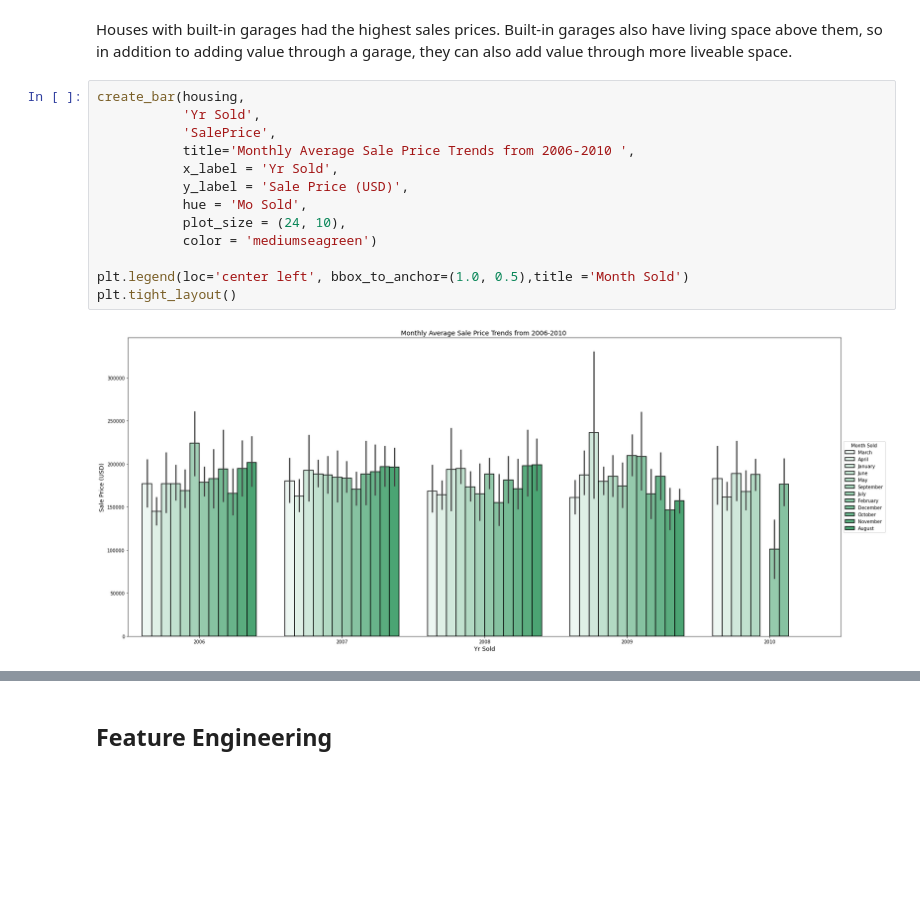
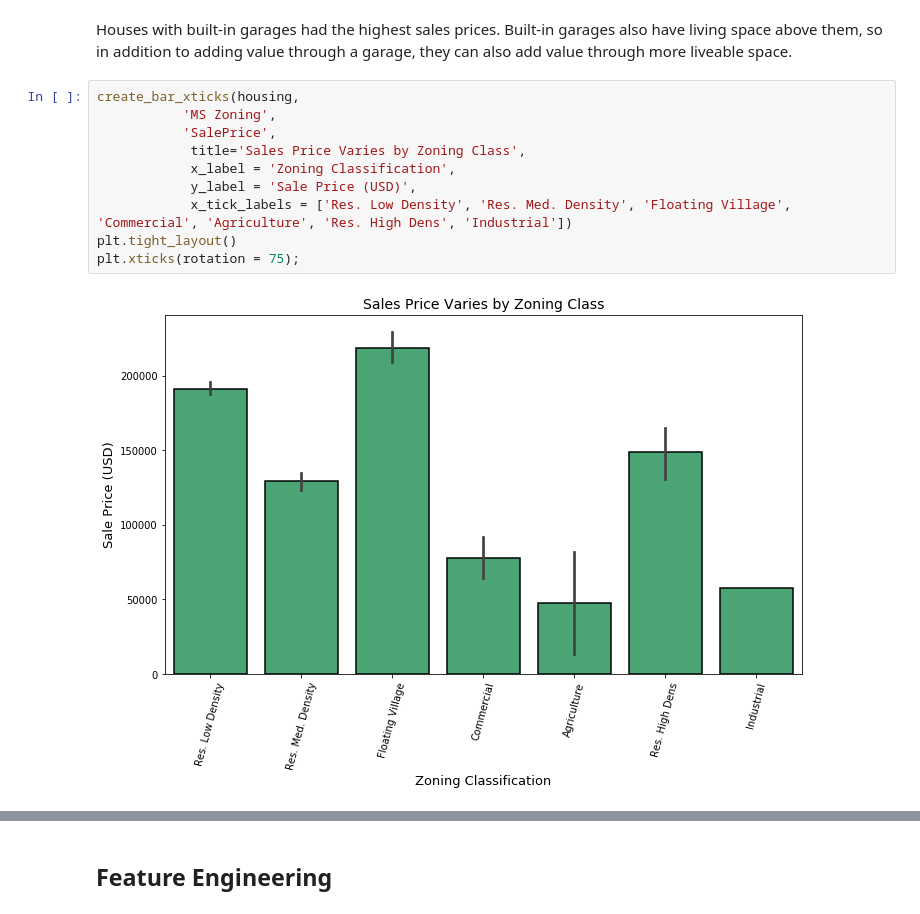
Before and after one commit to jlu90/Predicting-House-Prices-with-Linear-Regression, a Jupyter notebook: lutes_cleaning_notebook.ipynb, the cells around one changed output, grey strips where cells are left out. Saved outputs shown, nothing was run; the diff lists cells and outputs as text; blank space fills up the shorter version.

```diff
--- a/lutes_cleaning_notebook.ipynb
+++ b/lutes_cleaning_notebook.ipynb
@@ -786,18 +816,15 @@ create_bar_xticks(housing, 'Garage Type', 'SalePrice', title='Houses with Attach
 [figure]
 # %% [markdown]
 Houses with built-in garages had the highest sales prices. Built-in garages also have living space above them, so in addition to adding value through a garage, they can also add value through more liveable space.
-# %%
-create_bar(housing,
-           'Yr Sold',
-           'SalePrice',
-           title='Monthly Average Sale Price Trends from 2006-2010 ',
-           x_label = 'Yr Sold',
-           y_label = 'Sale Price (USD)',
-           hue = 'Mo Sold',
-           plot_size = (24, 10),
-           color = 'mediumseagreen')
-
-plt.legend(loc='center left', bbox_to_anchor=(1.0, 0.5),title ='Month Sold')
-plt.tight_layout()
-# %% [output]
-[figure, removed]
+# %%
+create_bar_xticks(housing,
+           'MS Zoning',
+           'SalePrice',
+            title='Sales Price Varies by Zoning Class',
+            x_label = 'Zoning Classification',
+            y_label = 'Sale Price (USD)',
+            x_tick_labels = ['Res. Low Density', 'Res. Med. Density', 'Floating Village', 'Commercial', 'Agriculture', 'Res. High Dens', 'Industrial'])
+plt.tight_layout()
+plt.xticks(rotation = 75);
+# %% [output]
+[figure, added]
```
Also changed, not shown: parts of 173 cells of this notebook.
